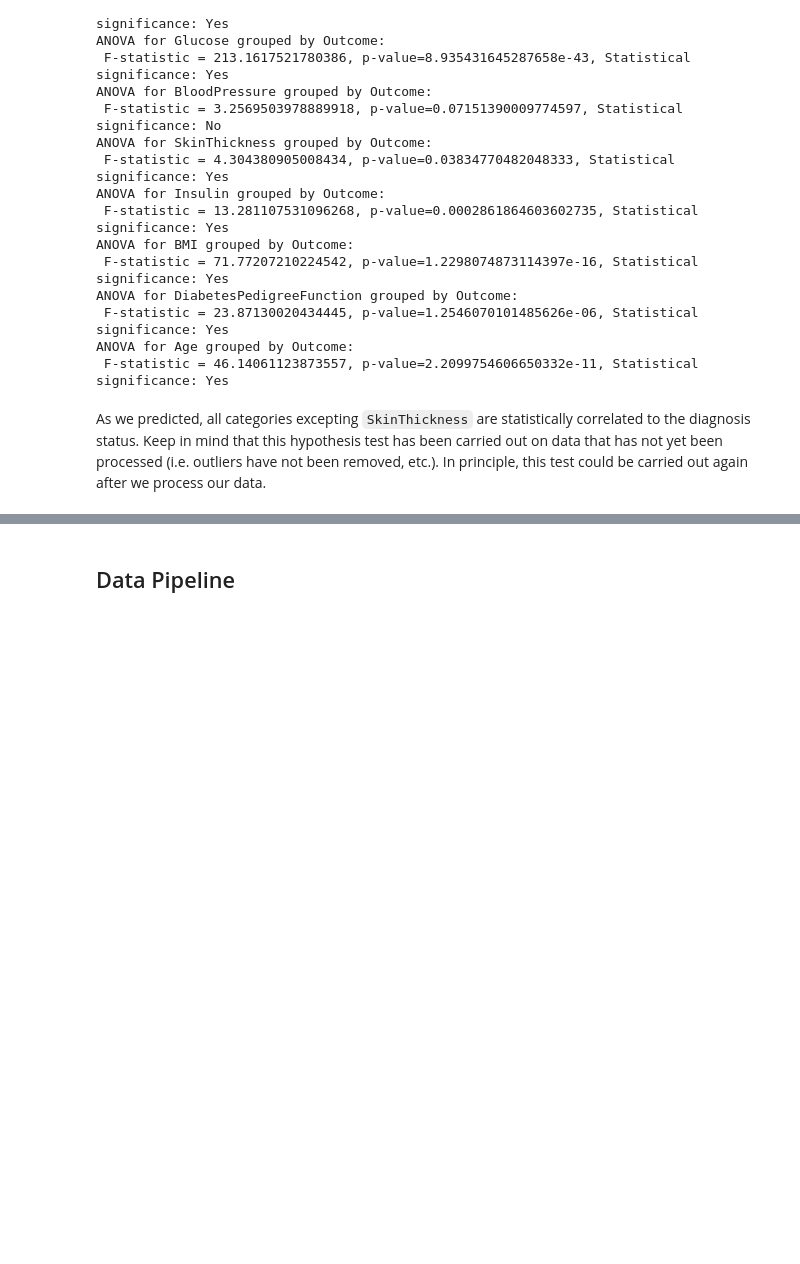
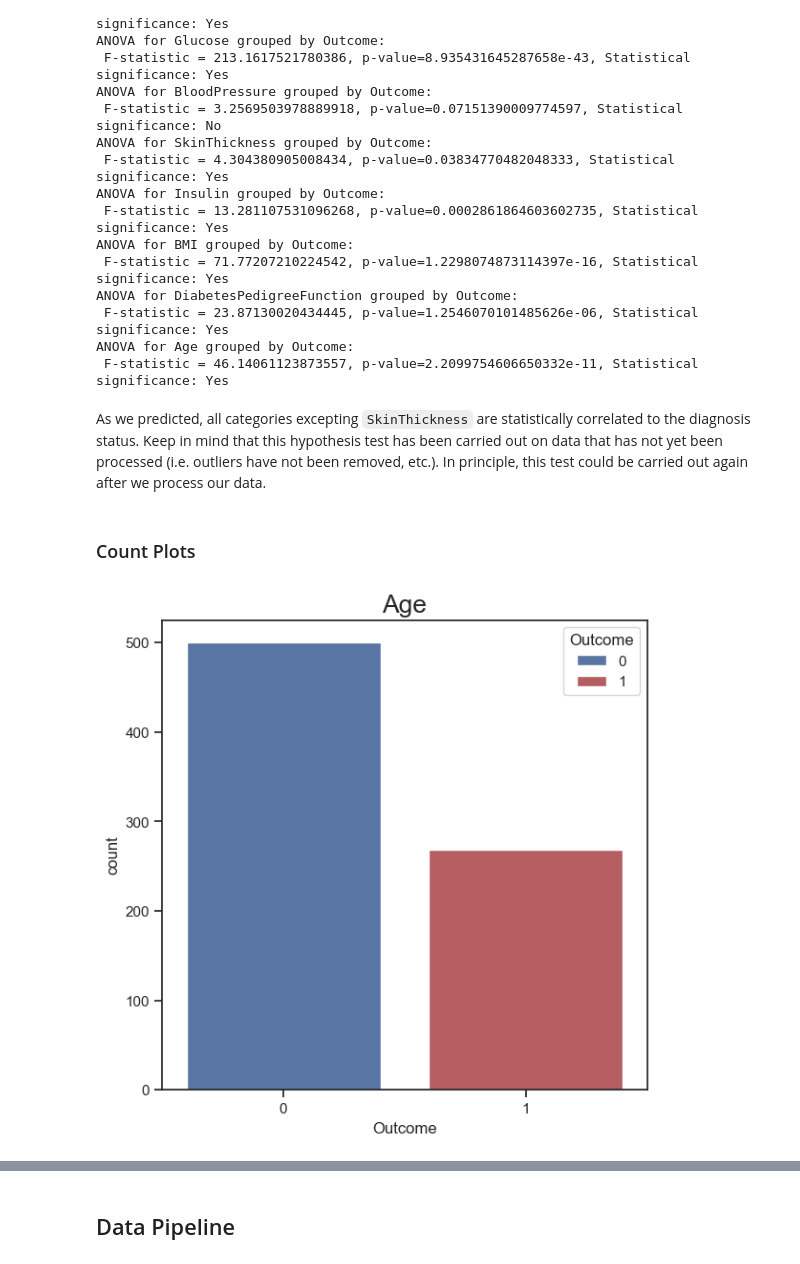
Before and after one commit to Gregoritsch3/ML_EDA_Classification_Diabetes, a Jupyter notebook: ML_EDA_Classification_Diabetes.ipynb, the cells around one changed output, grey strips where cells are left out. Drawn from its saved outputs; the diff is of its cells as text; code cells hidden in the pictures; blank space fills up the shorter version.

```diff
--- a/ML_EDA_Classification_Diabetes.ipynb
+++ b/ML_EDA_Classification_Diabetes.ipynb
@@ -229,3 +230,15 @@ ANOVA for Age grouped by Outcome:
  F-statistic = 46.14061123873557, p-value=2.2099754606650332e-11, Statistical significance: Yes
 # %% [markdown]
 As we predicted, all categories excepting `SkinThickness` are statistically correlated to the diagnosis status. Keep in mind that this hypothesis test has been carried out on data that has not yet been processed (i.e. outliers have not been removed, etc.). In principle, this test could be carried out again after we process our data.
+# %% [markdown]
+   ### Count Plots
+# %%
+fig= plt.figure(figsize=(10,10))
+sns.countplot(x="Outcome", data=df, hue='Outcome', palette=["b", "r"])
+plt.title(f'{col}', fontsize=19)
+
+plt.savefig('images/01_CountPlot.png', bbox_inches='tight')
+plt.tight_layout(pad=13)
+plt.show()
+# %% [output]
+[figure, added]
```
Also changed, not shown: parts of 5 cells of this notebook.
